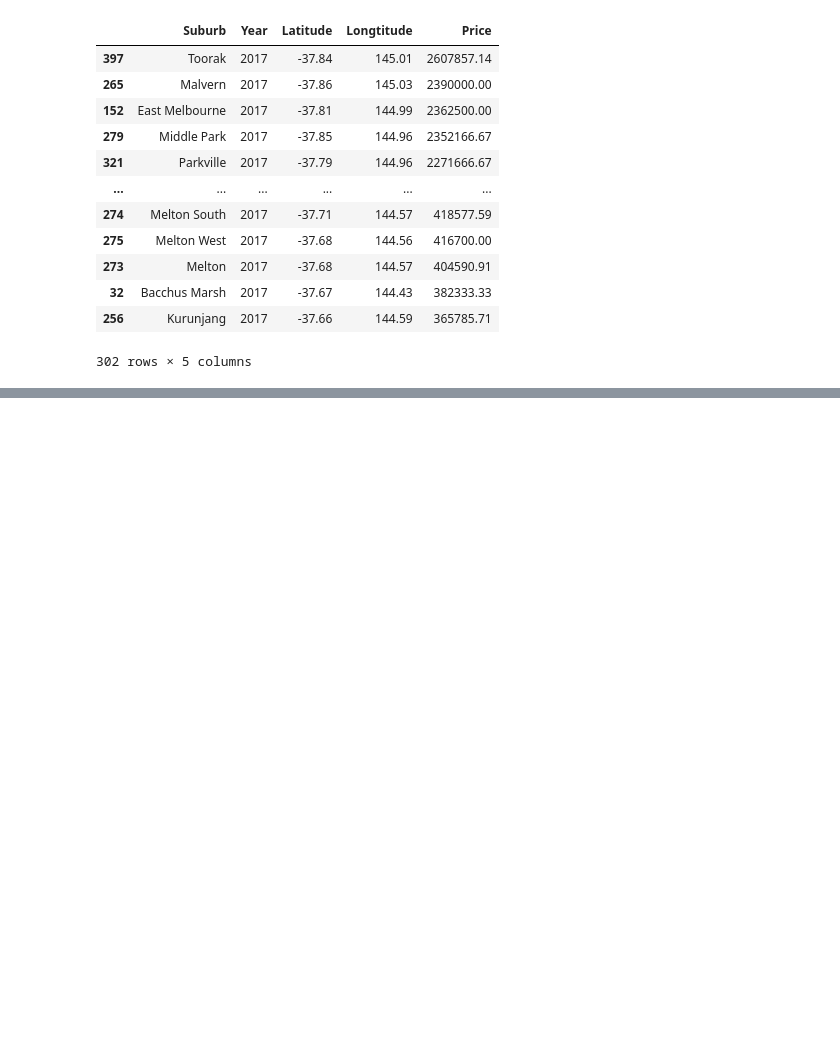
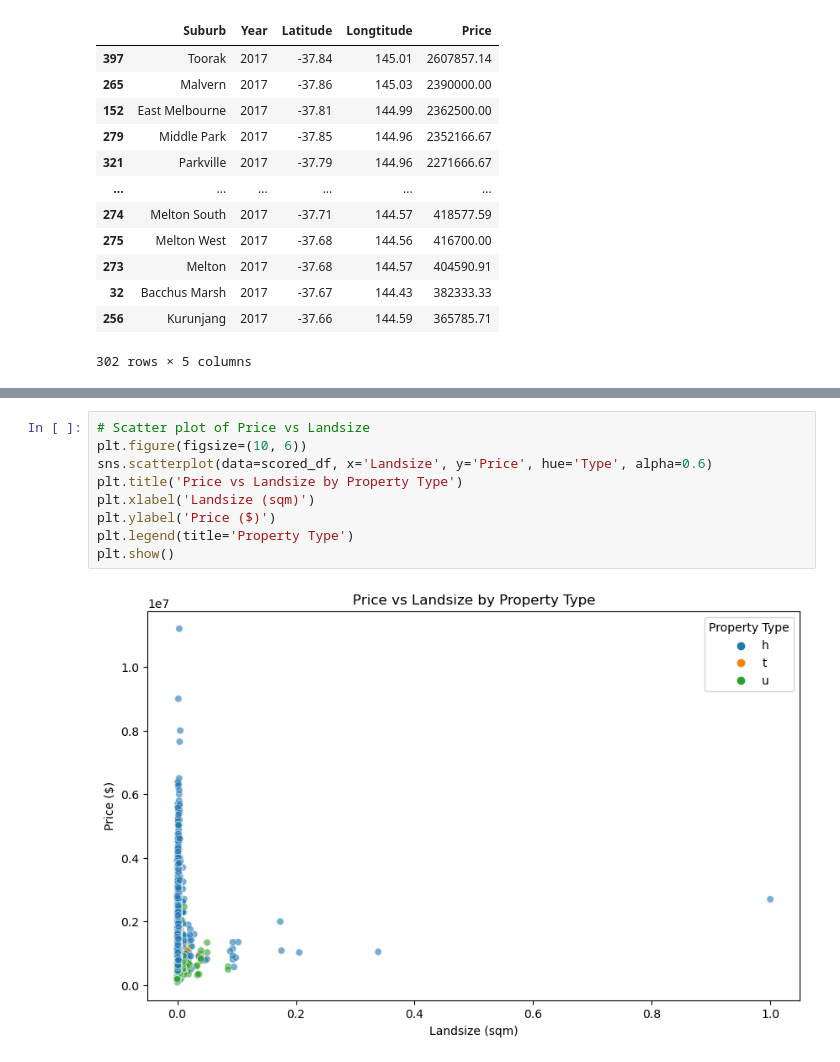
Before and after one commit to Anton0Lee/Project1_grp5, a Jupyter notebook: project1 main codes.ipynb, the cells around one changed output, grey strips where cells are left out. Saved outputs shown, nothing was run; the diff lists cells and outputs as text; blank space fills up the shorter version.

```diff
--- a/project1 main codes.ipynb
+++ b/project1 main codes.ipynb
@@ -289,0 +404,11 @@ round(housing_data_loc_group.sort_values('Price', ascending=False),2)
+# %%
+# Scatter plot of Price vs Landsize
+plt.figure(figsize=(10, 6))
+sns.scatterplot(data=scored_df, x='Landsize', y='Price', hue='Type', alpha=0.6)
+plt.title('Price vs Landsize by Property Type')
+plt.xlabel('Landsize (sqm)')
+plt.ylabel('Price ($)')
+plt.legend(title='Property Type')
+plt.show()
+# %% [output]
+[figure, added]
```
Also changed, not shown: parts of 10 cells of this notebook.
